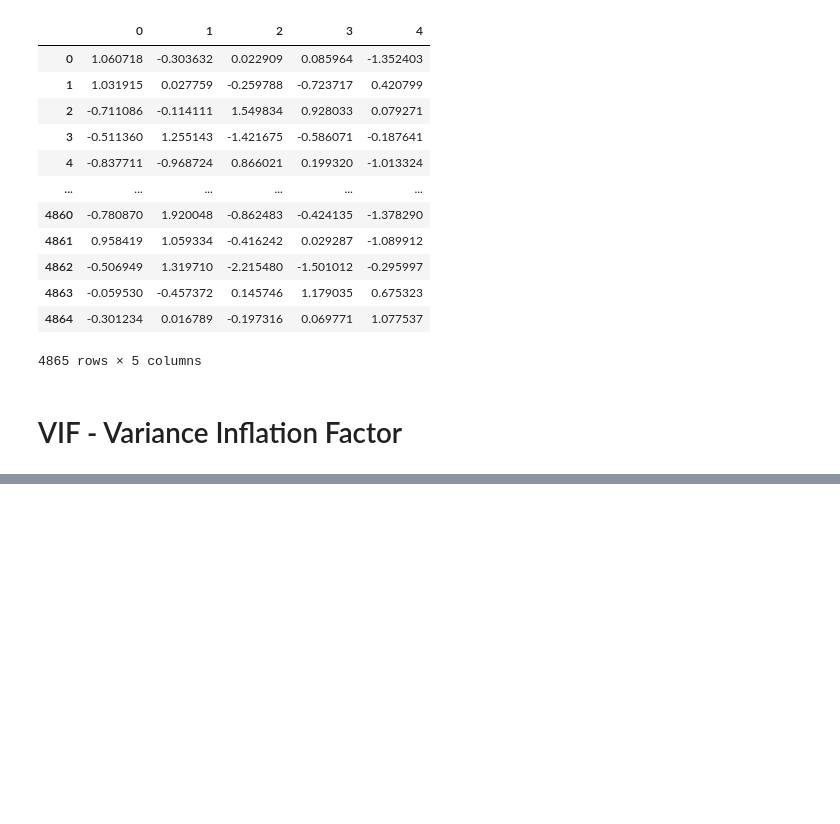
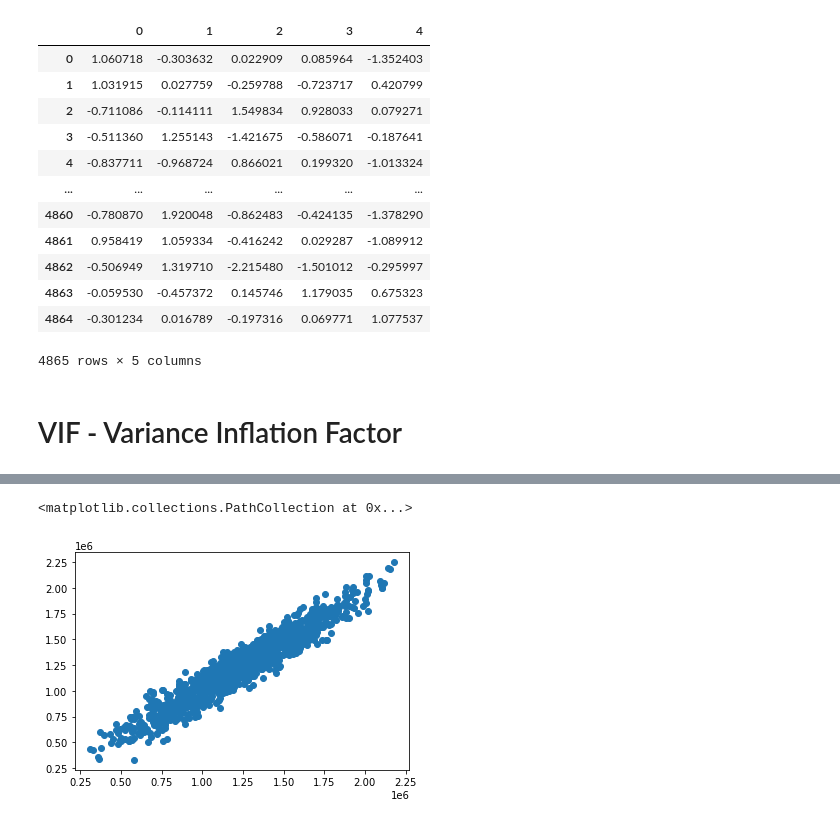
Before and after one commit to Selvam-DG/Data_Science, a Jupyter notebook: Machine_Learning/class/Linear Regression.ipynb, the cells around one changed output, grey strips where cells are left out. Saved outputs shown, nothing was run; the diff lists cells and outputs as text; code cells hidden in the pictures; blank space fills up the shorter version.

Commit message:
Linear Reg

```diff
--- a/Machine_Learning/class/Linear Regression.ipynb
+++ b/Machine_Learning/class/Linear Regression.ipynb
@@ -307,0 +333,9 @@ pd.DataFrame(x_scaled)
+# %%
+x_train,x_test,y_train,y_test = train_test_split(x,y,train_size = 0.75,random_state = 101)
+# random_state means fixing the splitting data in random
+
+print(x_train.shape)
+print(x_test.shape)
+print()
+print(y_train.shape)
+print(y_test.shape)
@@ -307,0 +386,4 @@ pd.DataFrame(x_scaled)
+# %%
+from sklearn.linear_model import LinearRegression
+lm = LinearRegression()
+lm.fit(x_train,y_train)
@@ -307,0 +417,3 @@ pd.DataFrame(x_scaled)
+# %%
+y_pred = lm.predict(x_test)
+y_pred
@@ -307,0 +465,5 @@ pd.DataFrame(x_scaled)
+# %%
+plt.scatter(y_test,y_pred)
+# %% [output]
+<matplotlib.collections.PathCollection at 0x...>
+[figure, added]
```
Also changed, not shown: parts of 22 cells of this notebook.
